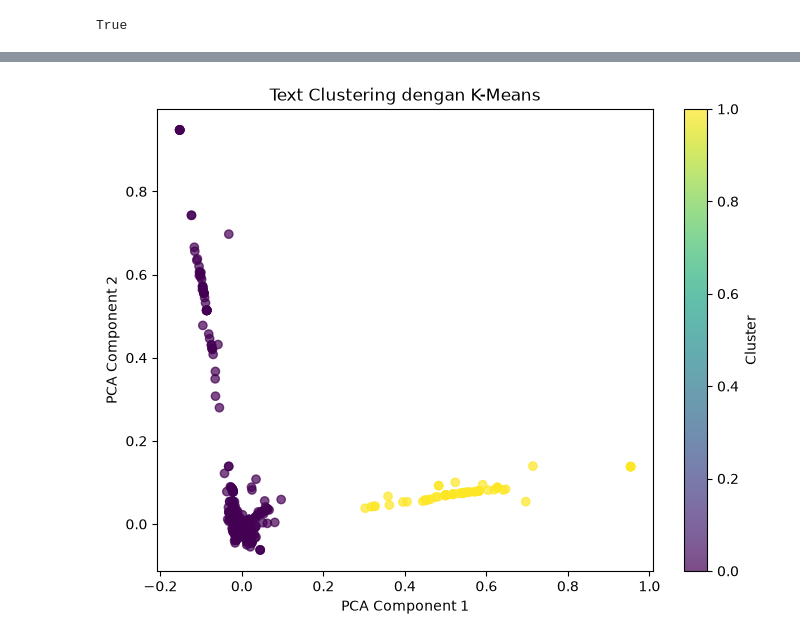
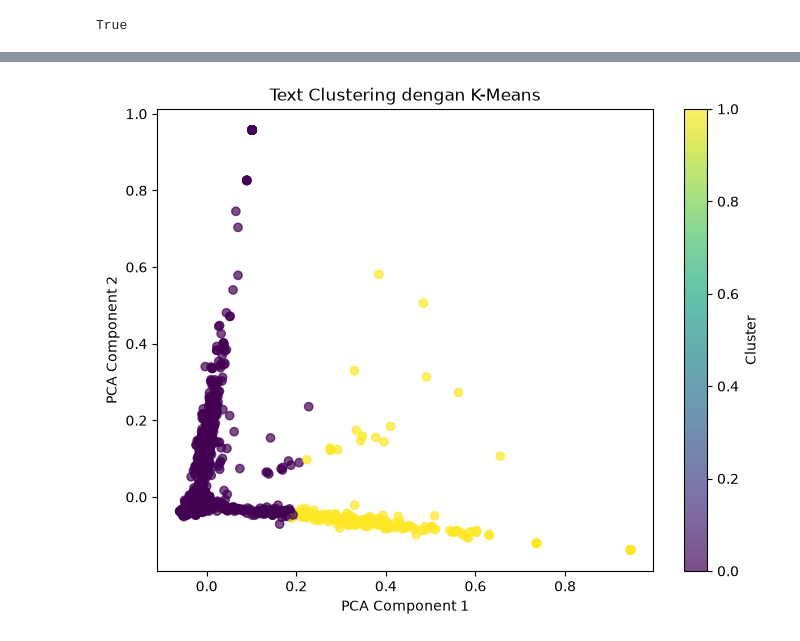
Before and after one commit to oktovaaaaa/certan, a Jupyter notebook: Certan-W6/Sesi 3/test.ipynb, the cells around one changed output, grey strips where cells are left out. Drawn from its saved outputs; the diff is of its cells as text; code cells hidden in the pictures.

```diff
--- a/Certan-W6/Sesi 3/test.ipynb
+++ b/Certan-W6/Sesi 3/test.ipynb
@@ -36,7 +38,7 @@ True
 # %%
 # in 2
 # load dataset
-file_path = "tmdb_5000_movies.csv"
+file_path = "text.csv"
 df = pd.read_csv(file_path)
 
 # hanya mengambil kolom message untuk klasterisasi
@@ -48,35 +50,35 @@ lemmatizer = WordNetLemmatizer()
 
 # fungsi preprocessing teks
 def clean_text(text):
     text = text.lower()  # Lowercasing
     text = re.sub(r'\d+', '', text)  # Hapus angka
-    text = text.translate(str.maketrans('', '', string.punctuation))  # Hapus tanda baca
+    text = text.translate(str.maketrans('', '', string.punctuation))
     words = word_tokenize(text)  # Tokenisasi
-    words = [lemmatizer.lemmatize(word) for word in words]  # Lemmatization
+    words = [lemmatizer.lemmatize(word) for word in words] # utk lemmatization
     return ' '.join(words)
 
 # terapkan preprocessing ke teks
-df['clean_text'] = df['title'].apply(clean_text)
+df['clean_text'] = df['text'].apply(clean_text)
 
 # konversi teks ke vektor TF-IDF
-vectorizer = TfidfVectorizer(stop_words='english')  # Menggunakan stopwords dari sklearn
+vectorizer = TfidfVectorizer(stop_words='english')  # dari sklearn
 X = vectorizer.fit_transform(df['clean_text'])
 
 # tentukan jumlah klaster
 num_clusters = 2
 kmeans = KMeans(n_clusters=num_clusters, random_state=42, n_init=10)
 df['cluster'] = kmeans.fit_predict(X)
 
 # visualisasi dengan PCA
 pca = PCA(n_components=2)
 X_pca = pca.fit_transform(X.toarray())
 
 plt.figure(figsize=(8, 6))
 plt.scatter(X_pca[:, 0], X_pca[:, 1], c=df['cluster'], cmap='viridis', alpha=0.7)
 plt.xlabel("PCA Component 1")
 plt.ylabel("PCA Component 2")
 plt.title("Text Clustering dengan K-Means")
 plt.colorbar(label='Cluster')
 plt.show()
 # %% [output]
-[figure, old version]
+[figure, new version]
```
Also changed, not shown: parts of 1 cell of this notebook.
